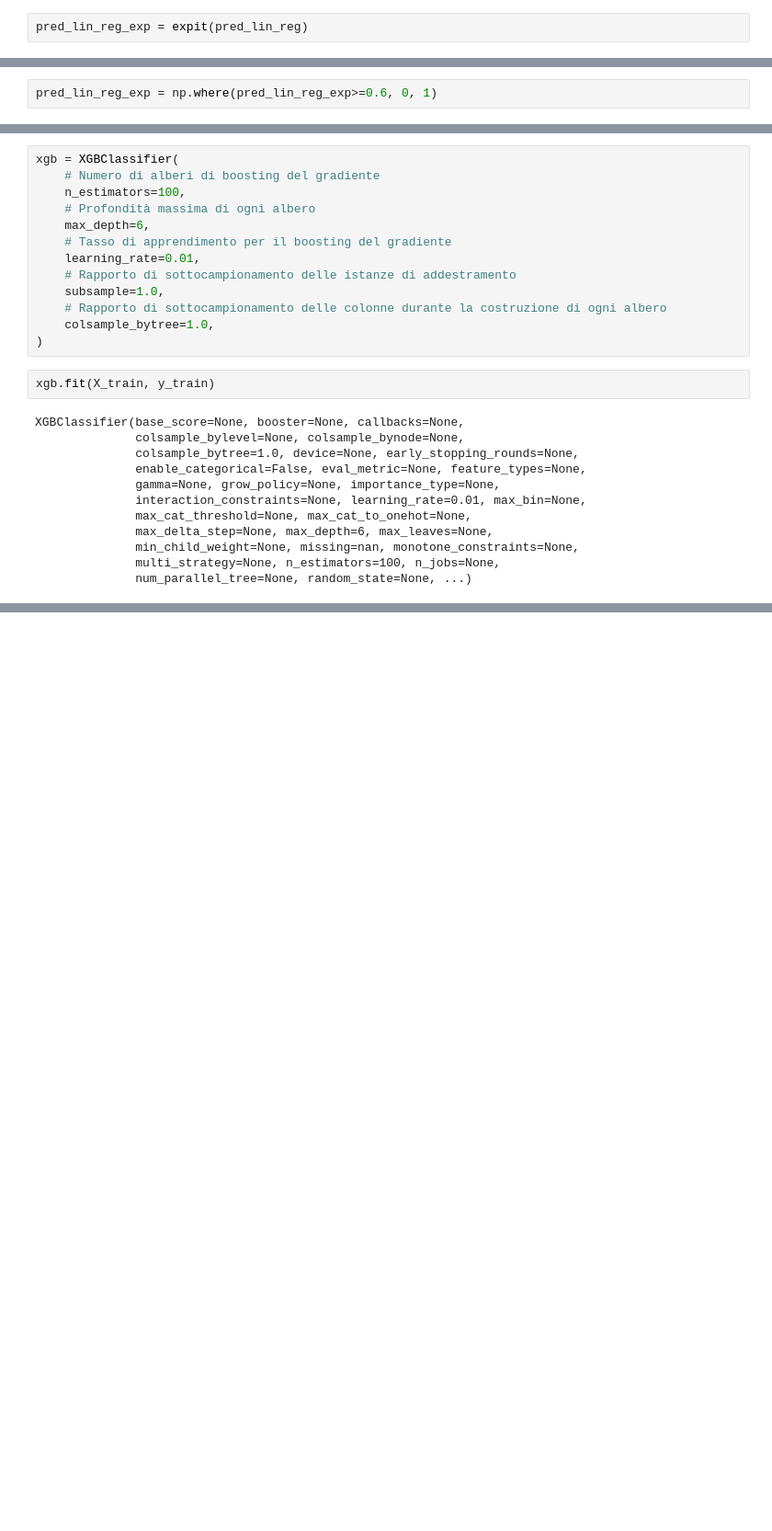
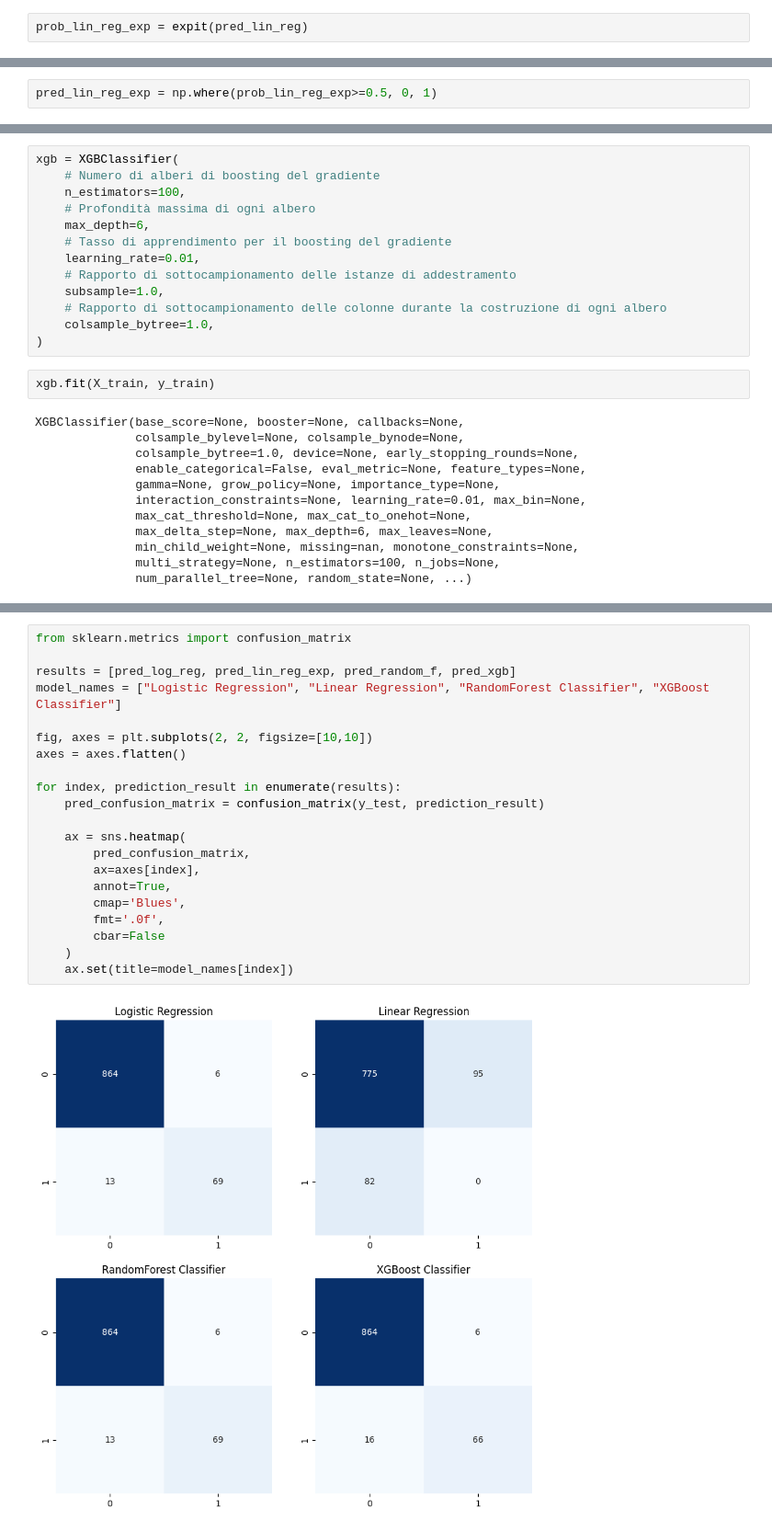
Before and after one commit to DLBD-Department/Python-Data-Science, a Jupyter notebook: Day3-MachineLearning/E2E-ML.ipynb, the cells around one changed output, grey strips where cells are left out. Shown: that part at 92% size. Cells and saved outputs as stored; diff of their text form; blank space fills up the shorter version.

Commit message:
[FEAT] Added metrics

```diff
--- a/Day3-MachineLearning/E2E-ML.ipynb
+++ b/Day3-MachineLearning/E2E-ML.ipynb
@@ -188,14 +190,14 @@ plt.scatter(x, sigmoid_pred_lin_reg)
 # %%
 from scipy.special import expit
 # %%
-pred_lin_reg_exp = expit(pred_lin_reg)
+prob_lin_reg_exp = expit(pred_lin_reg)
 # %%
 plt.scatter(x, pred_lin_reg_exp)
 # %% [output]
 <matplotlib.collections.PathCollection at 0x...>
 [figure]
 # %%
-pred_lin_reg_exp = np.where(pred_lin_reg_exp>=0.6, 0, 1)
+pred_lin_reg_exp = np.where(prob_lin_reg_exp>=0.5, 0, 1)
 # %% [markdown]
 ## Random Forest
 # %%
@@ -259,2 +262,25 @@ pred_xgb = xgb.predict(X_test)
 - Classification Report
 - ROC/AUC
+# %%
+from sklearn.metrics import confusion_matrix
+
+results = [pred_log_reg, pred_lin_reg_exp, pred_random_f, pred_xgb]
+model_names = ["Logistic Regression", "Linear Regression", "RandomForest Classifier", "XGBoost Classifier"]
+
+fig, axes = plt.subplots(2, 2, figsize=[10,10])
+axes = axes.flatten()
+
+for index, prediction_result in enumerate(results):
+    pred_confusion_matrix = confusion_matrix(y_test, prediction_result)
+
+    ax = sns.heatmap(
+        pred_confusion_matrix,
+        ax=axes[index],
+        annot=True,
+        cmap='Blues',
+        fmt='.0f',
+        cbar=False
+    )
+    ax.set(title=model_names[index])
+# %% [output]
+[figure, added]
```
Also changed, not shown: parts of 8 cells of this notebook.
